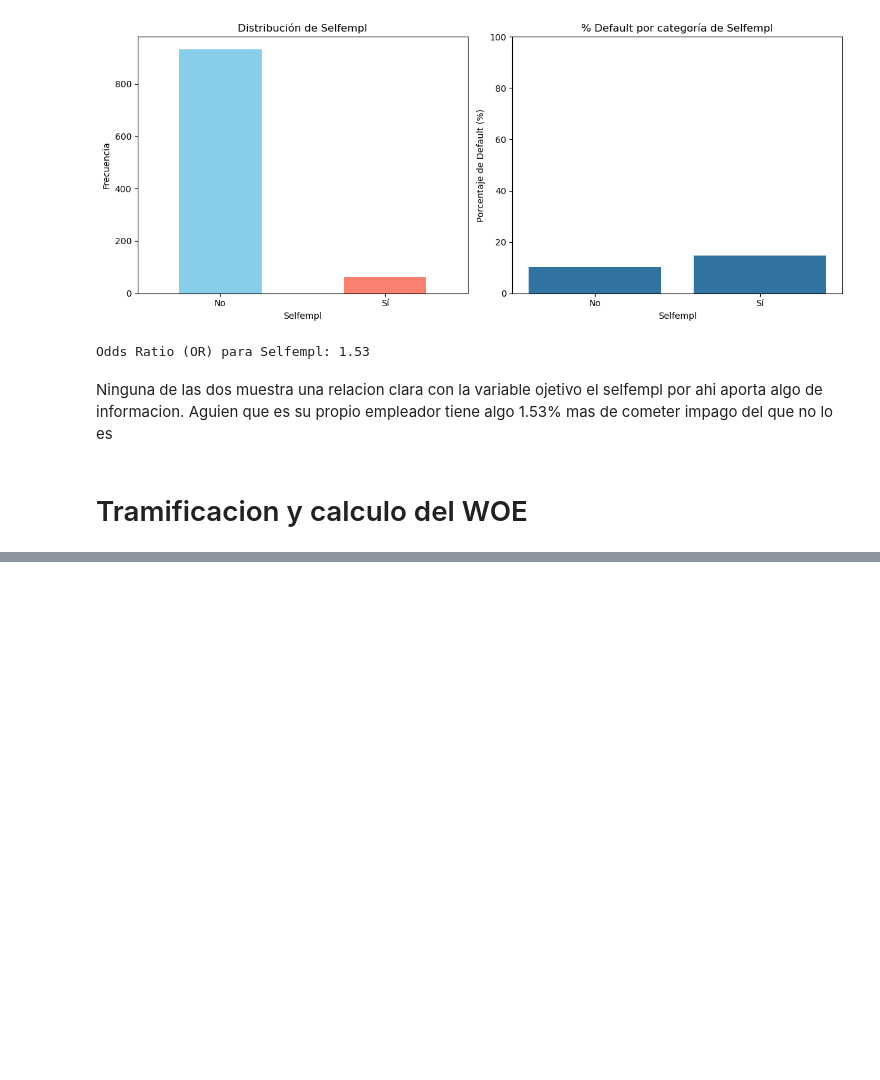
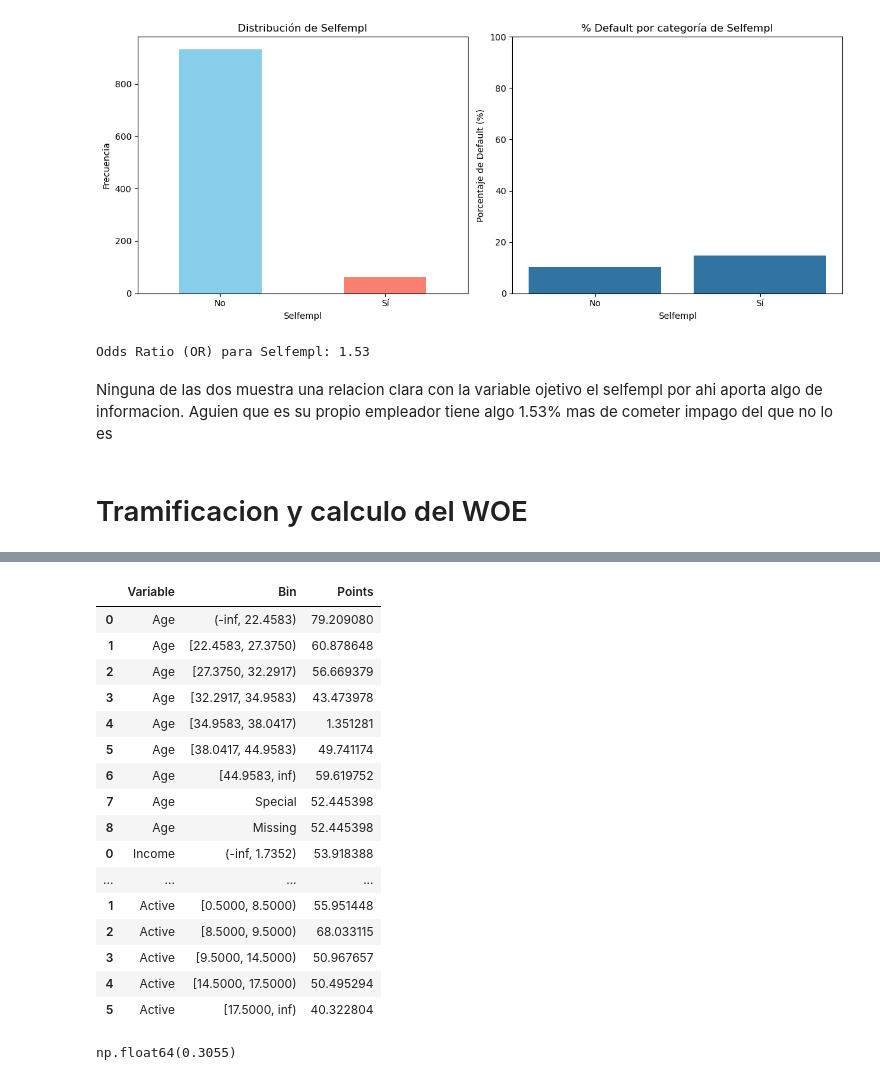
Before and after one commit to PabloPaezSheridan/ScoringAndSpatialData, a Jupyter notebook: practica_scoring.ipynb, the cells around one changed output, grey strips where cells are left out. Drawn from its saved outputs; the diff is of its cells as text; code cells hidden in the pictures; blank space fills up the shorter version.

Commit message:
changes made to do the exam

```diff
--- a/practica_scoring.ipynb
+++ b/practica_scoring.ipynb
@@ -277,13 +266,19 @@ Ninguna de las dos muestra una relacion clara con la variable ojetivo el selfemp
 # %% [markdown]
 # Tramificacion y calculo del WOE
 # %%
-warnings.filterwarnings("ignore", category=FutureWarning, module="sklearn")
+warnings.filterwarnings("ignore", module="sklearn")
 
-df_train, df_test = train_test_split(df,stratify=df["y"], test_size=.25, random_state=1234)
+#df_train, df_test = train_test_split(df,stratify=df["y"], test_size=.25, random_state=1234)
+
+#Ya que en la 8 del examen nos piden que entrenemoe el modelo con la totalidad del mismo sin splitear en test y train lo hago de esta manera
+
+df_train = df[df['ID'] < 1286]
+
+df_exam_sample =  df[df['ID'] <= 1286]
 
 # 1) Definimos la lista de nombres señalando cualse de ellas son las categóricas
 Y = df_train['y'].values
-X = df_train.drop(columns=['y']) #todas menos la primera que es el ID y la variable y
+X = df_train.drop(columns=['y', 'ID', 'Cardhldr']) #todas menos la primera que es el ID y la variable y
 list_variables = X.columns.values.tolist()
 list_categorical = X.select_dtypes(include=['object', 'category']).columns.values.tolist()
 
@@ -310,7 +305,6 @@ df_train_binned = binning_process.fit(X, Y)
 
 # Ahora podemos ir sacando las tablas para cada variable
 
-df_train_binned.get_binned_variable("Cardhldr").binning_table.build()
 df_train_binned.get_binned_variable("Age").binning_table.build()
 df_train_binned.get_binned_variable("Income").binning_table.build()
 df_train_binned.get_binned_variable("Avgexp").binning_table.build()
@@ -325,8 +319,8 @@ df_train_woe=df_train_binned.transform(X, metric="woe")
 
 # Ahora aplicaríamos la misma transformación pero al conjunto de test (si hubiera que puntuar a nuevos clientes haríamos lo mismo)
 
-Y_test = df_test['y'].values
-X_test = df_test.drop(columns=['y']) #todas menos la primera que es el ID y la variable y
+# Y_test = df_test['y'].values
+# X_test = df_test.drop(columns=['y']) #todas menos la primera que es el ID y la variable y
 
-df_test_woe=df_train_binned.transform(X_test, metric="woe")
-df_test_woe.info()
+# df_test_woe=df_train_binned.transform(X_test, metric="woe")
+# df_test_woe.info()
@@ -379,0 +353,47 @@ print(woe_iv_summary_sorted)
+# %%
+
+# Directamente con el método Scorecard
+estimator = LogisticRegression(solver="lbfgs")
+
+# Establecemos los parámetros para la transformación de probabilidades en puntos de calidad crediticia o score
+
+pdo_0 =40
+scorecard_points_0= 600
+odds_0_B= 50 # (equivalente a  odds_0 =1/50 )
+
+tarjeta= Scorecard(binning_process=binning_process,
+                   estimator=estimator,
+                   scaling_method="pdo_odds",
+                   scaling_method_params={"pdo":pdo_0, "odds": odds_0_B, "scorecard_points": scorecard_points_0})
+
+tarjeta.fit(X, Y, show_digits=4)
+
+tarjeta.table(style="detailed")[["Variable","Coefficient"]].groupby(["Variable", "Coefficient"]).nunique()
+
+tarjeta.table().head(60)
+# %% [output]
+|  | Variable | Bin | Points |
+| 0 | Age | (-inf, 22.4583) | 79.209080 |
+| 1 | Age | [22.4583, 27.3750) | 60.878648 |
+| 2 | Age | [27.3750, 32.2917) | 56.669379 |
+| 3 | Age | [32.2917, 34.9583) | 43.473978 |
+| 4 | Age | [34.9583, 38.0417) | 1.351281 |
+| 5 | Age | [38.0417, 44.9583) | 49.741174 |
+| 6 | Age | [44.9583, inf) | 59.619752 |
+| 7 | Age | Special | 52.445398 |
+| 8 | Age | Missing | 52.445398 |
+| 0 | Income | (-inf, 1.7352) | 53.918388 |
+| ... | ... | ... | ... |
+| 1 | Active | [0.5000, 8.5000) | 55.951448 |
+| 2 | Active | [8.5000, 9.5000) | 68.033115 |
+| 3 | Active | [9.5000, 14.5000) | 50.967657 |
+| 4 | Active | [14.5000, 17.5000) | 50.495294 |
+| 5 | Active | [17.5000, inf) | 40.322804 |
+# %%
+# obtenmos las predicciones
+Y_pred=tarjeta.predict_proba(df)[:,1]
+
+# Calculamos la media
+Y_pred.mean().round(4)
+# %% [output]
+np.float64(0.3055)
```
Also changed, not shown: parts of 11 cells of this notebook, 3 other files.
